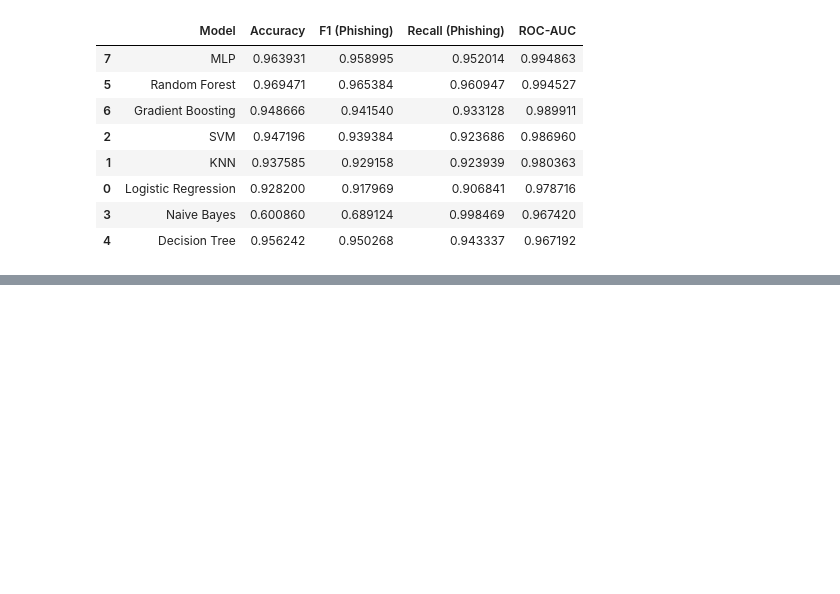
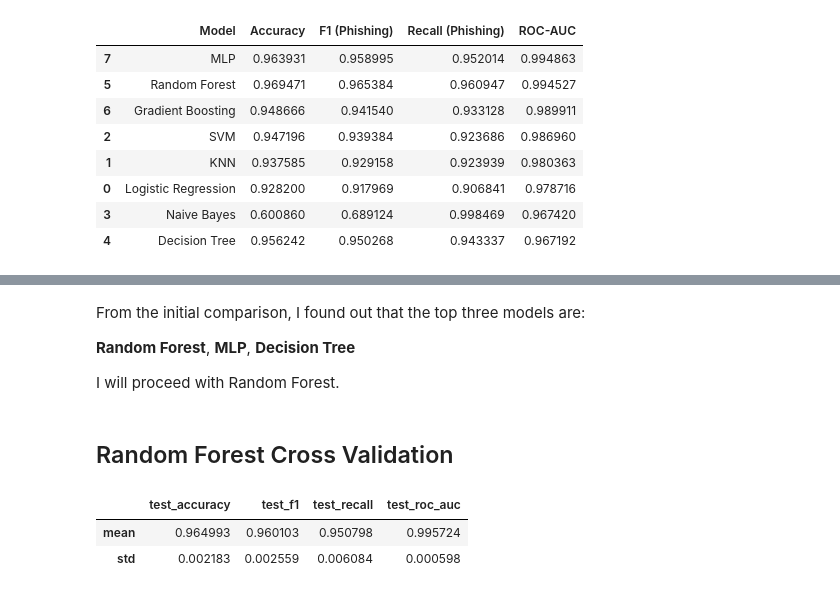
Before and after one commit to Andrej-Art/Mailharpoon, a Jupyter notebook: backend/notebooks/03_modeling.ipynb, the cells around one changed output, grey strips where cells are left out. Drawn from its saved outputs; the diff is of its cells as text; code cells hidden in the pictures; blank space fills up the shorter version.

```diff
--- a/backend/notebooks/03_modeling.ipynb
+++ b/backend/notebooks/03_modeling.ipynb
@@ -383,0 +457,40 @@ Training MLP...
+# %% [markdown]
+From the initial comparison, I found out that the top three models are:
+
+**Random Forest**, **MLP**, **Decision Tree**
+
+I will proceed with Random Forest.
+# %% [markdown]
+## Random Forest Cross Validation
+# %%
+from sklearn.model_selection import StratifiedKFold, cross_validate
+from sklearn.ensemble import RandomForestClassifier
+
+#we neet the full data set for the cross validation
+X_full = pd.concat([X_train_full, X_test_full])
+y_full = pd.concat([y_train, y_test])
+
+rf_final = RandomForestClassifier(
+    n_estimators=500,
+    max_features="sqrt",
+    min_samples_leaf=2,
+    min_samples_split=5,
+    random_state=42,
+    n_jobs=-1
+)
+
+cv = StratifiedKFold(n_splits=5, shuffle=True, random_state=42)
+
+scores = cross_validate(
+    rf_final,
+    X_full, y_full,
+    cv=cv,
+    scoring=["accuracy", "f1", "recall", "roc_auc"],
+    n_jobs=-1
+)
+
+pd.DataFrame(scores).drop(columns=["fit_time","score_time"]).agg(["mean","std"])
+# %% [output]
+|  | test_accuracy | test_f1 | test_recall | test_roc_auc |
+| mean | 0.964993 | 0.960103 | 0.950798 | 0.995724 |
+| std | 0.002183 | 0.002559 | 0.006084 | 0.000598 |
```
Also changed, not shown: parts of 15 cells of this notebook, 3 other files.
